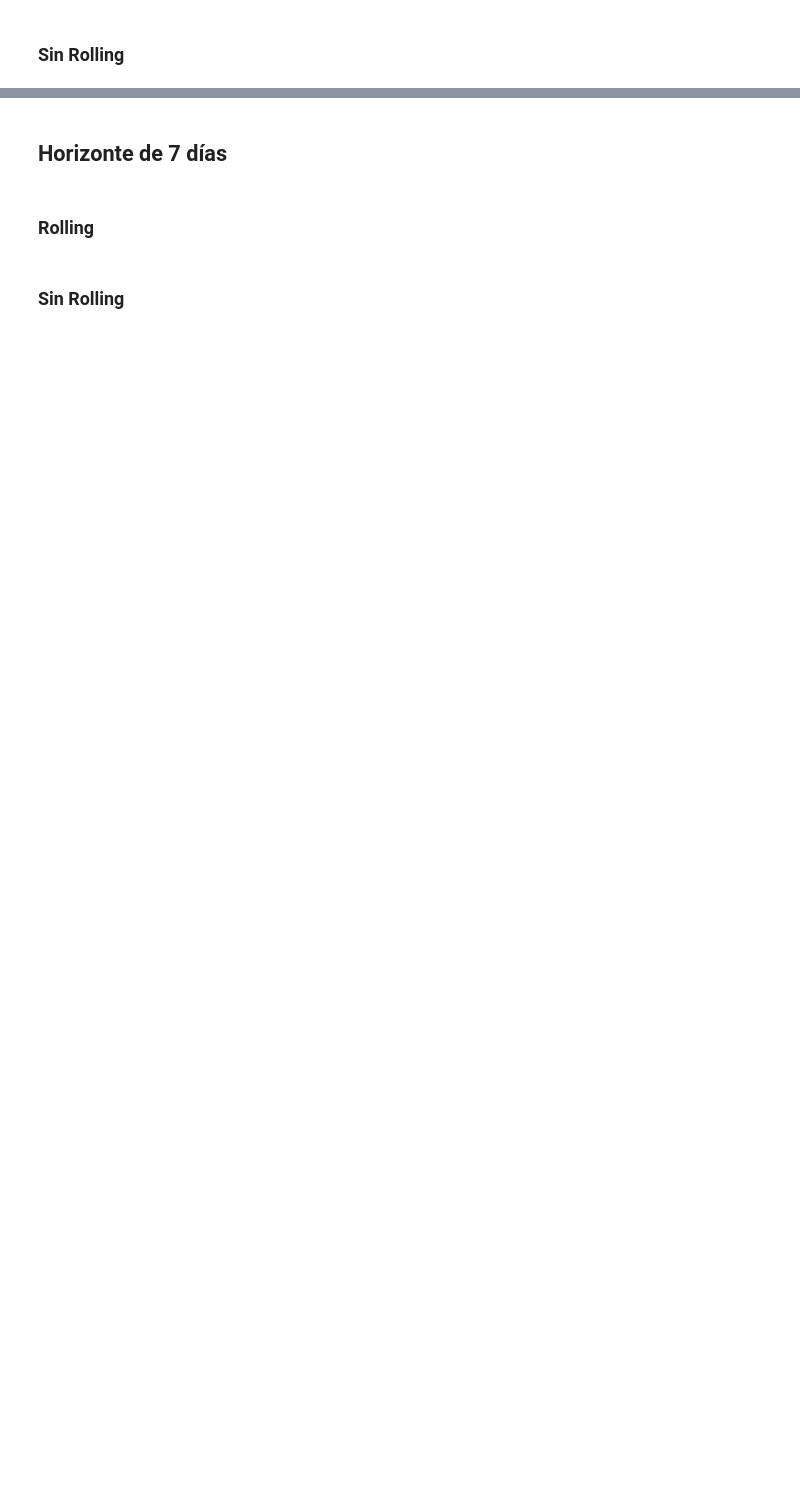
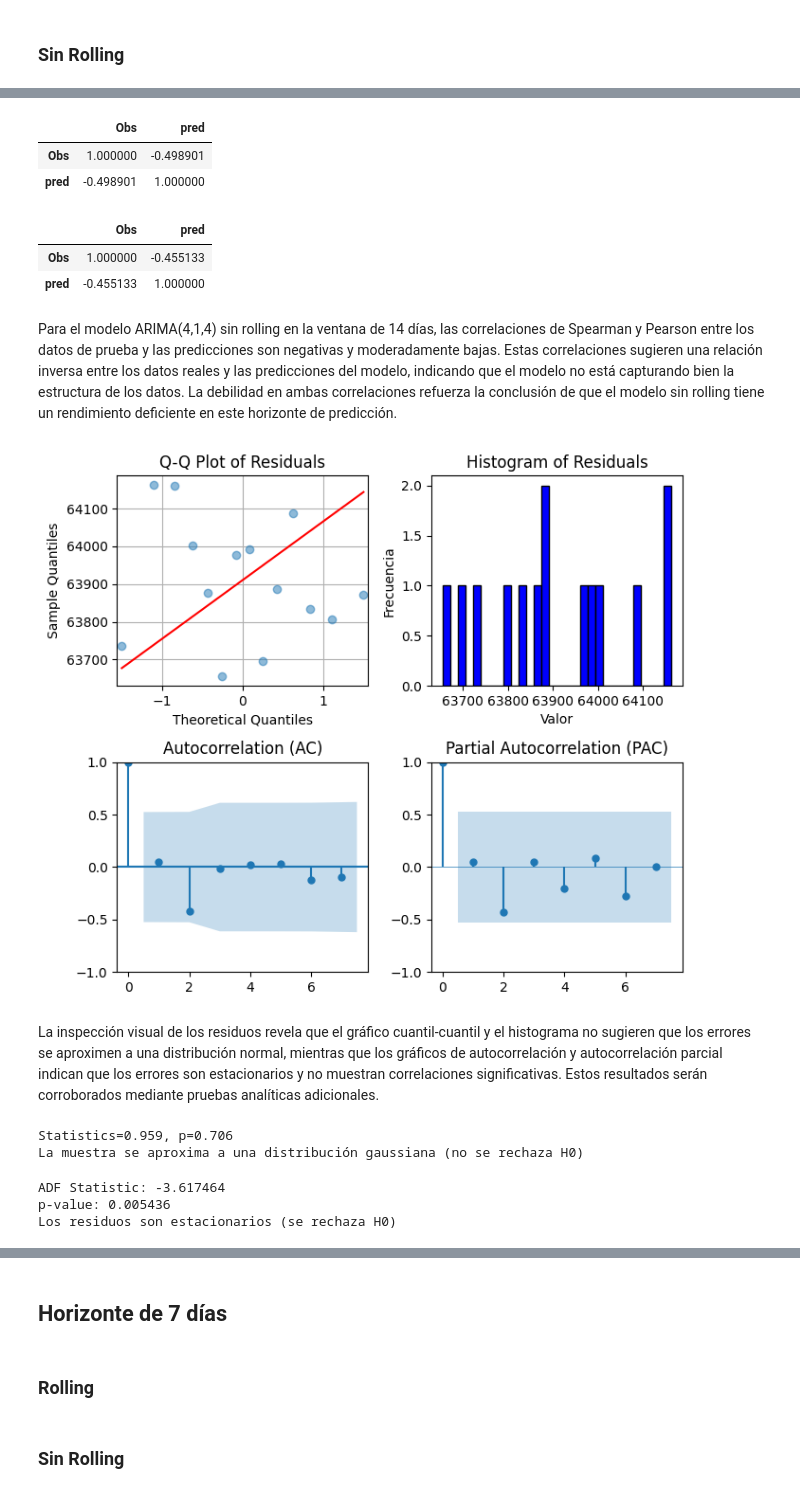
Before and after one commit to cjarango/DataViz, a Jupyter notebook: Act_1_JM.ipynb, the cells around one changed output, grey strips where cells are left out. Saved outputs shown, nothing was run; the diff lists cells and outputs as text; code cells hidden in the pictures; blank space fills up the shorter version.

```diff
--- a/Act_1_JM.ipynb
+++ b/Act_1_JM.ipynb
@@ -1928,0 +2071,78 @@ Para el modelo ARIMA(4,1,4) en la ventana de 21 días, el enfoque con rolling mu
+# %%
+df_cor = pd.DataFrame({
+    'Obs': test_14d,
+    'pred': pronostico
+})
+df_cor.corr(method='spearman')
+# %% [output]
+|  | Obs | pred |
+| Obs | 1.000000 | -0.498901 |
+| pred | -0.498901 | 1.000000 |
+# %%
+df_cor = pd.DataFrame({
+    'Obs': test_14d,
+    'pred': pronostico
+})
+df_cor.corr(method='pearson')
+# %% [output]
+|  | Obs | pred |
+| Obs | 1.000000 | -0.455133 |
+| pred | -0.455133 | 1.000000 |
+# %% [markdown]
+Para el modelo ARIMA(4,1,4) sin rolling en la ventana de 14 días, las correlaciones de Spearman y Pearson entre los datos de prueba y las predicciones son negativas y moderadamente bajas. Estas correlaciones sugieren una relación inversa entre los datos reales y las predicciones del modelo, indicando que el modelo no está capturando bien la estructura de los datos. La debilidad en ambas correlaciones refuerza la conclusión de que el modelo sin rolling tiene un rendimiento deficiente en este horizonte de predicción.
+# %%
+residuos = pd.DataFrame(list(set(pronostico) - set(test_14d)))
+
+# Crear una figura con 2 filas y 2 columnas
+fig, axes = plt.subplots(2, 2, figsize=(7, 6), sharex=False)
+
+# Primer gráfico: Q-Q plot
+sm.qqplot(residuos, line='s', ax=axes[0, 0], alpha=0.5, lw=2)
+axes[0, 0].set_title('Q-Q Plot of Residuals')
+axes[0, 0].set_xlabel('Theoretical Quantiles')
+axes[0, 0].set_ylabel('Sample Quantiles')
+axes[0, 0].grid(True)
+
+# Segundo gráfico: Histograma
+axes[0, 1].hist(residuos, bins=30, color='blue', edgecolor='black')
+axes[0, 1].set_title('Histogram of Residuals')
+axes[0, 1].set_xlabel('Valor')
+axes[0, 1].set_ylabel('Frecuencia')
+
+# Tercer gráfico: ACF (en la fila inferior, columna 0)
+plot_acf(residuos[0], ax=axes[1, 0])
+axes[1, 0].set_title('Autocorrelation (AC)')
+
+# Cuarto gráfico: PACF (en la fila inferior, columna 1)
+plot_pacf(residuos[0], ax=axes[1, 1], linewidth=0.5)
+axes[1, 1].set_title('Partial Autocorrelation (PAC)')
+
+plt.tight_layout()
+plt.show()
+# %% [output]
+[figure, added]
+# %% [markdown]
+La inspección visual de los residuos revela que el gráfico cuantil-cuantil y el histograma no sugieren que los errores se aproximen a una distribución normal, mientras que los gráficos de autocorrelación y autocorrelación parcial indican que los errores son estacionarios y no muestran correlaciones significativas. Estos resultados serán corroborados mediante pruebas analíticas adicionales.
+# %%
+stat, p = shapiro(residuos)
+print('Statistics=%.3f, p=%.3f' % (stat, p))
+alpha = 0.05
+if p > alpha:
+    print('La muestra se aproxima a una distribución gaussiana (no se rechaza H0)')
+else:
+    print('La muestra no se aproxima a una distribución gaussiana (se rechaza H0)')
+# %% [output]
+Statistics=0.959, p=0.706
+La muestra se aproxima a una distribución gaussiana (no se rechaza H0)
+# %%
+adf_result = adfuller(residuos[0])
+print('ADF Statistic: %f' % adf_result[0])
+print('p-value: %f' % adf_result[1])
+if 0.05 < adf_result[1]:
+    print('Los residuos no son estacionarios (no se rechaza H0)')
+else:
+    print('Los residuos son estacionarios (se rechaza H0)')
+# %% [output]
+ADF Statistic: -3.617464
+p-value: 0.005436
+Los residuos son estacionarios (se rechaza H0)
```
Also changed, not shown: parts of 25 cells of this notebook.
